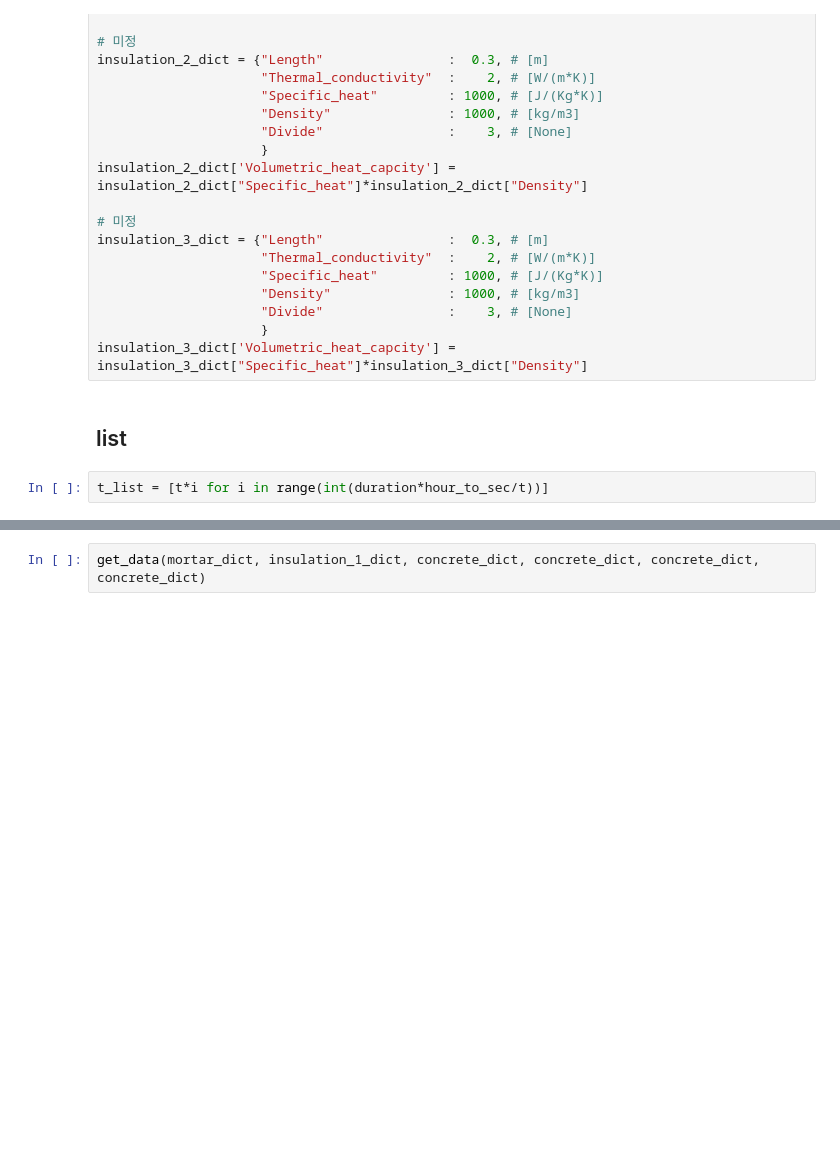
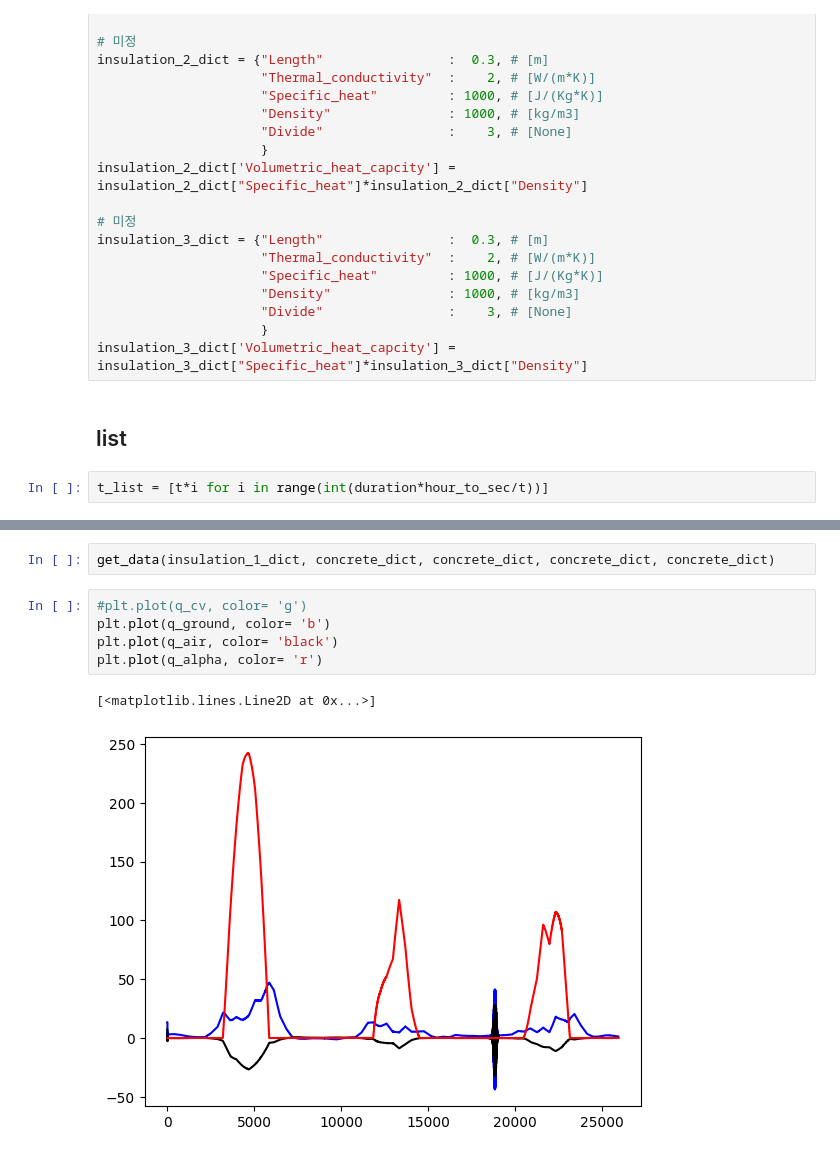
Before and after one commit to binbinbon/CAP_project, a Jupyter notebook: coding/수치해석 코드 2.ipynb, the cells around one changed output, grey strips where cells are left out. Drawn from its saved outputs; the diff is of its cells as text; blank space fills up the shorter version.

```diff
--- a/coding/수치해석 코드 2.ipynb
+++ b/coding/수치해석 코드 2.ipynb
@@ -353,4 +353,12 @@ def get_data(M_dict1, M_dict2, M_dict3, M_dict4, M_dict5, M_dict6):
     #  [Entropy inflow] + [Entropy generation rate] = [Entropy stored rate] + [Entropy outflow]
     #
 # %%
-get_data(mortar_dict, insulation_1_dict, concrete_dict, concrete_dict, concrete_dict, concrete_dict)
+get_data(insulation_1_dict, concrete_dict, concrete_dict, concrete_dict, concrete_dict)
+# %%
+#plt.plot(q_cv, color= 'g')
+plt.plot(q_ground, color= 'b')
+plt.plot(q_air, color= 'black')
+plt.plot(q_alpha, color= 'r')
+# %% [output]
+[<matplotlib.lines.Line2D at 0x...>]
+[figure, added]
```
Also changed, not shown: parts of 2 cells of this notebook, 7 other files.
